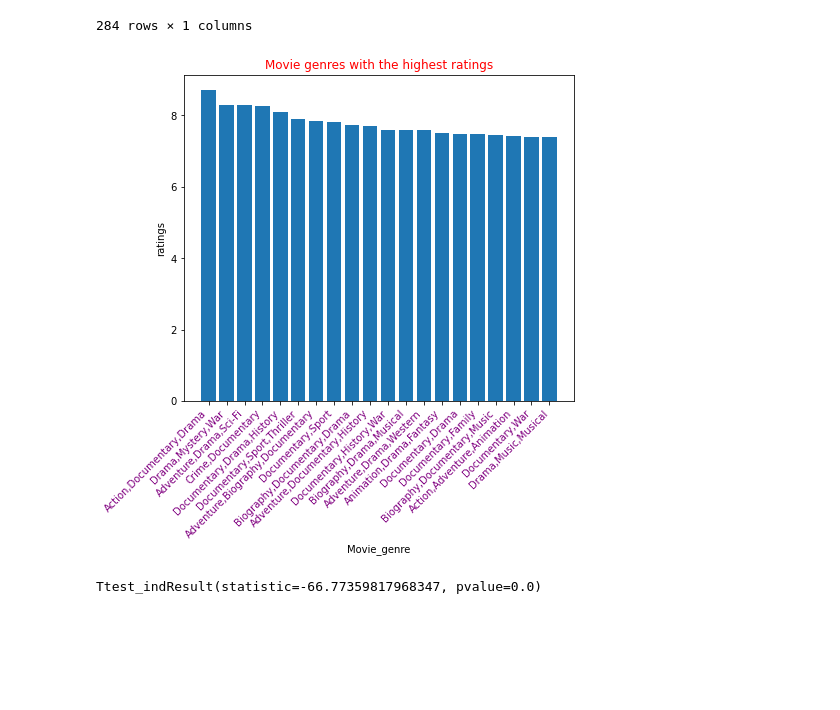
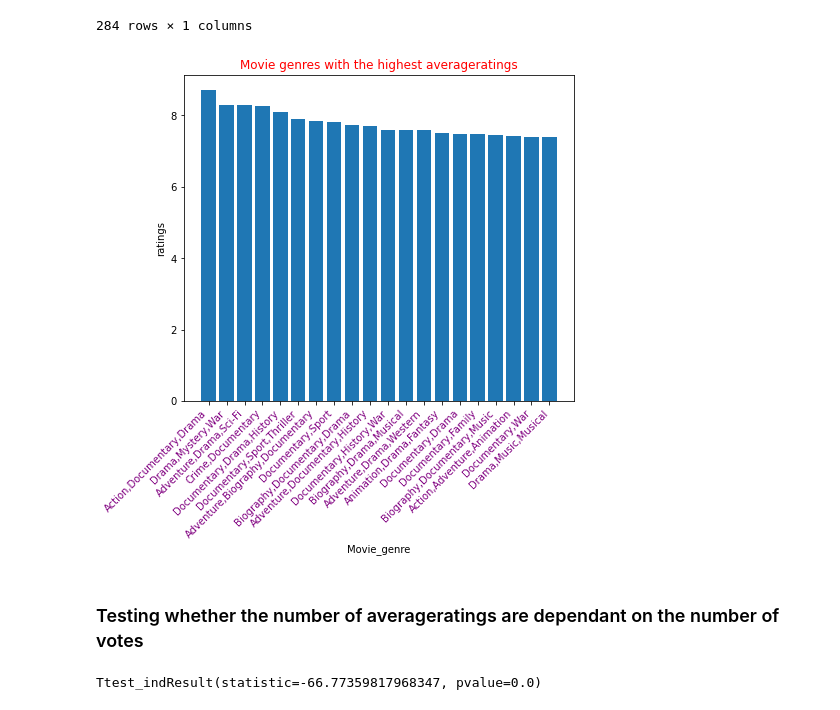
Before and after one commit to lucynjoroge/dsc-phase-1-project-v2-4, a Jupyter notebook: student.ipynb, the cells around one changed output. Saved outputs shown, nothing was run; the diff lists cells and outputs as text; code cells hidden in the pictures; blank space fills up the shorter version.

```diff
--- a/student.ipynb
+++ b/student.ipynb
@@ -790,16 +793,19 @@ rate_df
 r1 =rate_df.head(20).index
 r2 = rate_df["averagerating"].head(20)
 # %%
+# Plot a barchart of genres having the highest ratings
 plt.figure(figsize=(7,6))
 plt.bar(r1, r2)
 plt.xticks(rotation=45, ha='right' , color = "purple")
-plt.title("Movie genres with the highest ratings" , color = "red")
+plt.title("Movie genres with the highest averageratings" , color = "red")
 plt.xlabel("Movie_genre")
 plt.ylabel("ratings")
 plt.show();
 
 #plt.savefig("Genres on ratings.jpeg");
 # %% [output]
-[figure, old version]
+[figure, new version]
+# %% [markdown]
+### Testing  whether the number of averageratings are dependant on the number of votes
 # %%
 #To confirm if number of votes does not affect the average rating
```
Also changed, not shown: parts of 34 cells of this notebook.
